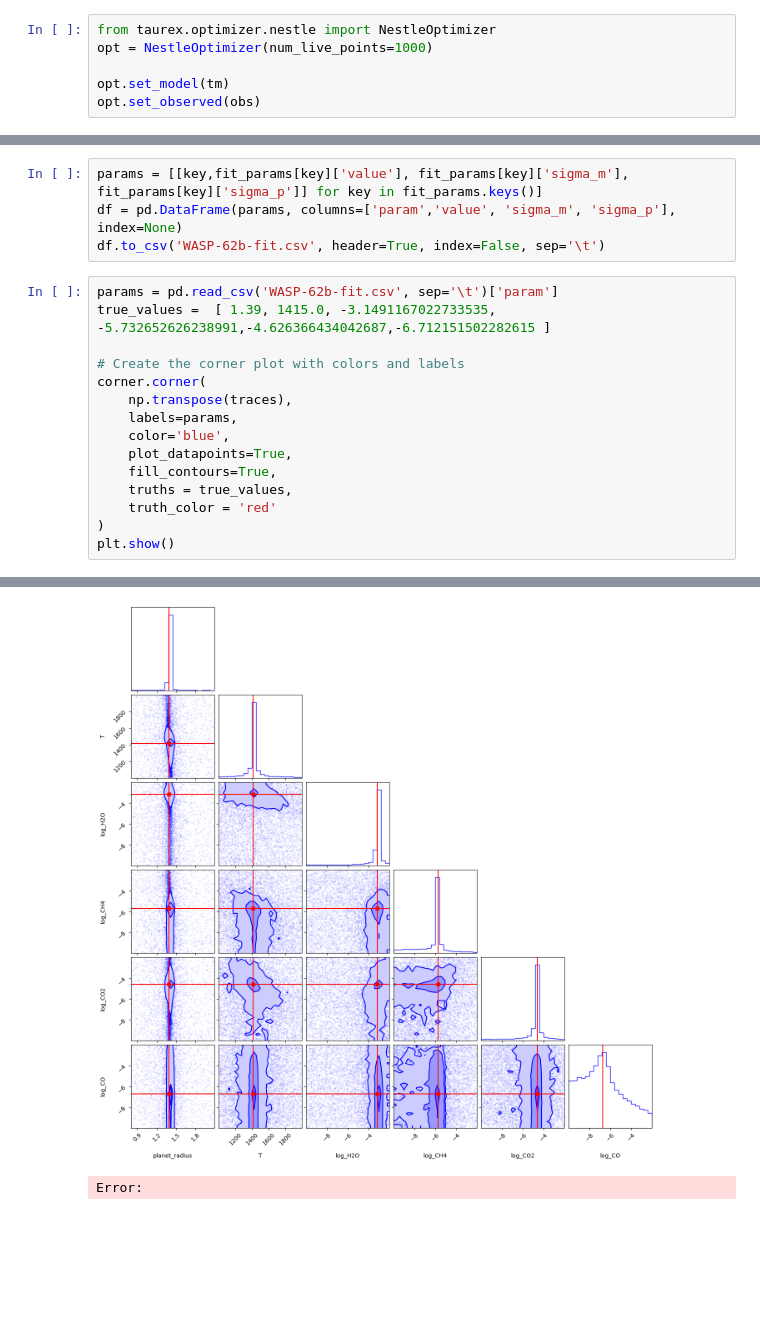
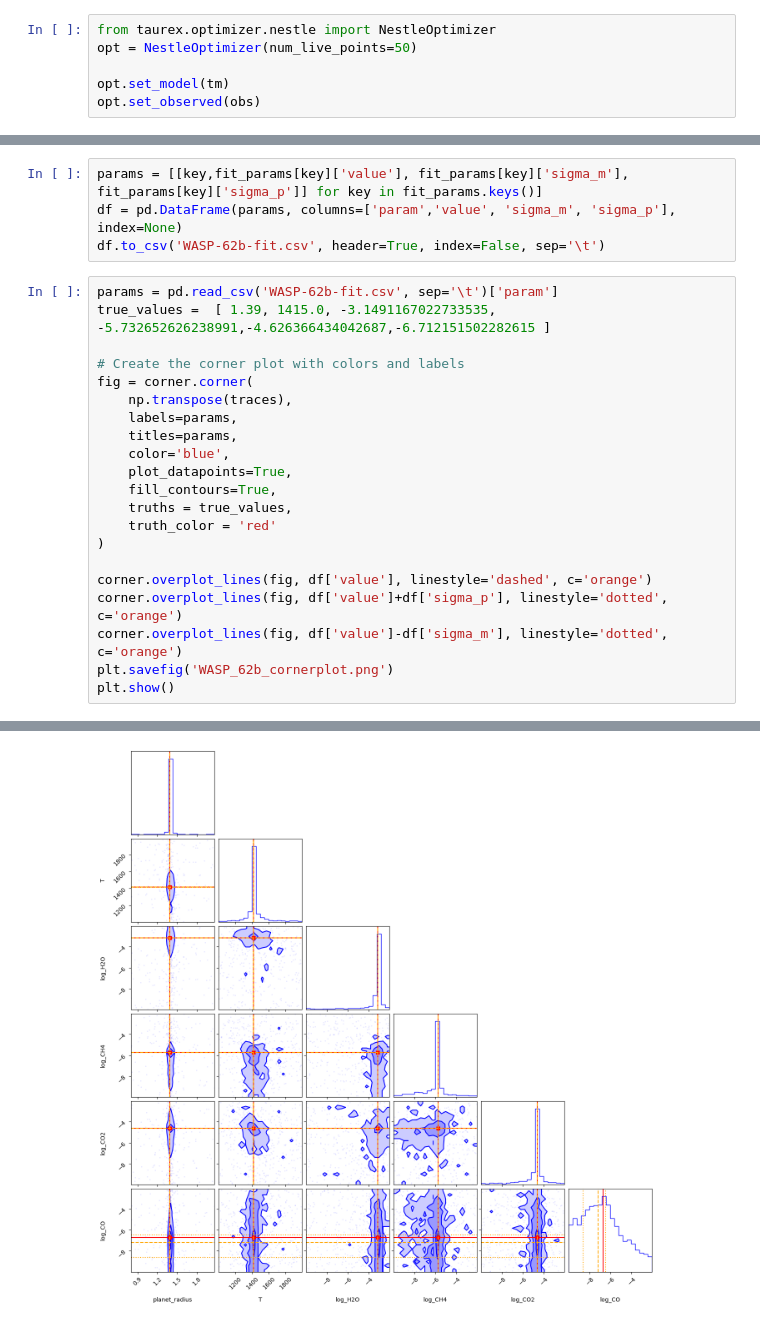
Before and after one commit to gaiavolpi/Computational-Astrophysics, a Jupyter notebook: assignment3/retrieval_WASP-62b.ipynb, the cells around one changed output, grey strips where cells are left out. Saved outputs shown, nothing was run; the diff lists cells and outputs as text; blank space fills up the shorter version.

Commit message:
WASP 62 fit

```diff
--- a/assignment3/retrieval_WASP-62b.ipynb
+++ b/assignment3/retrieval_WASP-62b.ipynb
@@ -92,7 +93,7 @@ plt.show()
 We now perform an atmospheric retrieval of the synthetic spectrum of point A. We retrieve the molecular abundances for all the molecules, together with the temperature and the radius of the planet.
 # %%
 from taurex.optimizer.nestle import NestleOptimizer
-opt = NestleOptimizer(num_live_points=1000)
+opt = NestleOptimizer(num_live_points=50)
 
 opt.set_model(tm)
 opt.set_observed(obs)
@@ -148,28 +149,33 @@ df.to_csv('WASP-62b-fit.csv', header=True, index=False, sep='\t')
 # %%
 params = pd.read_csv('WASP-62b-fit.csv', sep='\t')['param']
 true_values =  [ 1.39, 1415.0, -3.1491167022733535, -5.732652626238991,-4.626366434042687,-6.712151502282615 ]
 
 # Create the corner plot with colors and labels
-corner.corner(
+fig = corner.corner(
     np.transpose(traces),
     labels=params,
+    titles=params,
     color='blue',
     plot_datapoints=True,
     fill_contours=True,
     truths = true_values,
     truth_color = 'red'
 )
+
+corner.overplot_lines(fig, df['value'], linestyle='dashed', c='orange')
+corner.overplot_lines(fig, df['value']+df['sigma_p'], linestyle='dotted', c='orange')
+corner.overplot_lines(fig, df['value']-df['sigma_m'], linestyle='dotted', c='orange')
+plt.savefig('WASP_62b_cornerplot.png')
 plt.show()
 # %% [output]
 WARNING:root:Too few points to create valid contours
 WARNING:root:Too few points to create valid contours
 WARNING:root:Too few points to create valid contours
 WARNING:root:Too few points to create valid contours
 WARNING:root:Too few points to create valid contours
 WARNING:root:Too few points to create valid contours
 WARNING:root:Too few points to create valid contours
 WARNING:root:Too few points to create valid contours
 WARNING:root:Too few points to create valid contours
 WARNING:root:Too few points to create valid contours
-[figure, old version]
+[figure, new version]
-Error:
```
Also changed, not shown: parts of 3 cells of this notebook, 3 other files.
